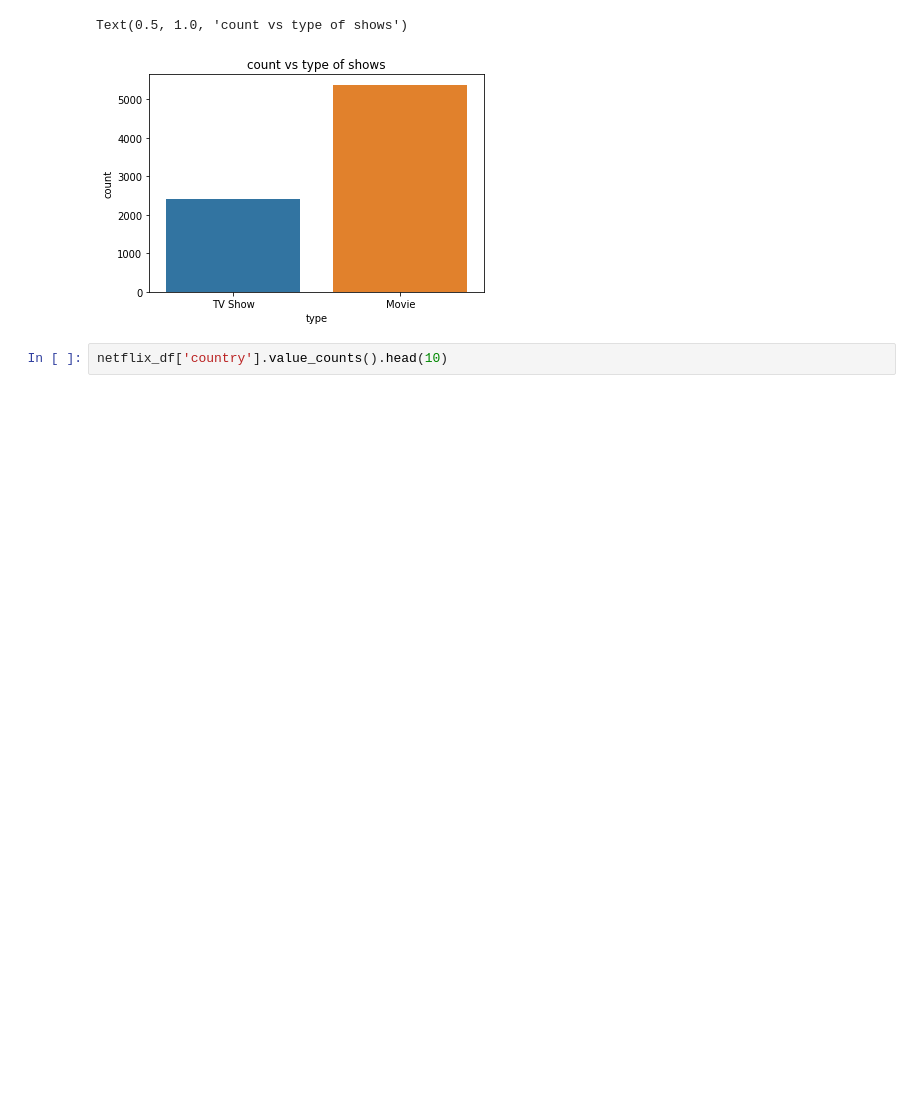
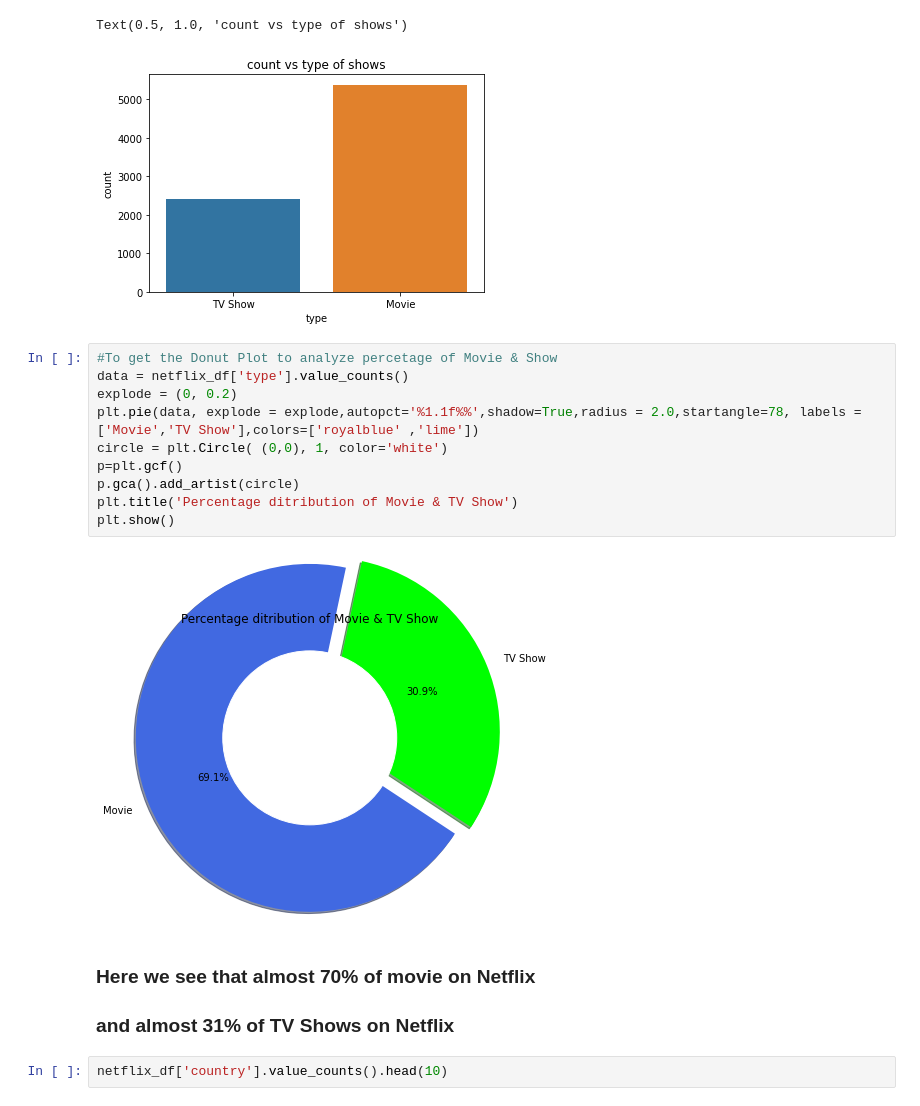
Before and after one commit to spradeepgit/NETFLIX-MOVIES-AND-TV-SHOWS-CLUSTERING, a Jupyter notebook: NETFLIX_MOVIES_AND_TV_SHOWS_CLUSTERING.ipynb, the cells around one changed output. Drawn from its saved outputs; the diff is of its cells as text; blank space fills up the shorter version.

```diff
--- a/NETFLIX_MOVIES_AND_TV_SHOWS_CLUSTERING.ipynb
+++ b/NETFLIX_MOVIES_AND_TV_SHOWS_CLUSTERING.ipynb
@@ -197,6 +197,21 @@ plt.title('count vs type of shows')
 # %% [output]
 Text(0.5, 1.0, 'count vs type of shows')
 [figure]
+# %%
+#To get the Donut Plot to analyze percetage of Movie & Show
+data = netflix_df['type'].value_counts()
+explode = (0, 0.2)
+plt.pie(data, explode = explode,autopct='%1.1f%%',shadow=True,radius = 2.0,startangle=78, labels = ['Movie','TV Show'],colors=['royalblue' ,'lime'])
+circle = plt.Circle( (0,0), 1, color='white')
+p=plt.gcf()
+p.gca().add_artist(circle)
+plt.title('Percentage ditribution of Movie & TV Show')
+plt.show()
+# %% [output]
+[figure, added]
+# %% [markdown]
+### **Here we see that almost 70% of movie on Netflix**
+### **and almost 31% of TV Shows on Netflix**
 # %%
 netflix_df['country'].value_counts().head(10)
 # %% [output]
```
Also changed, not shown: parts of 12 cells of this notebook.
